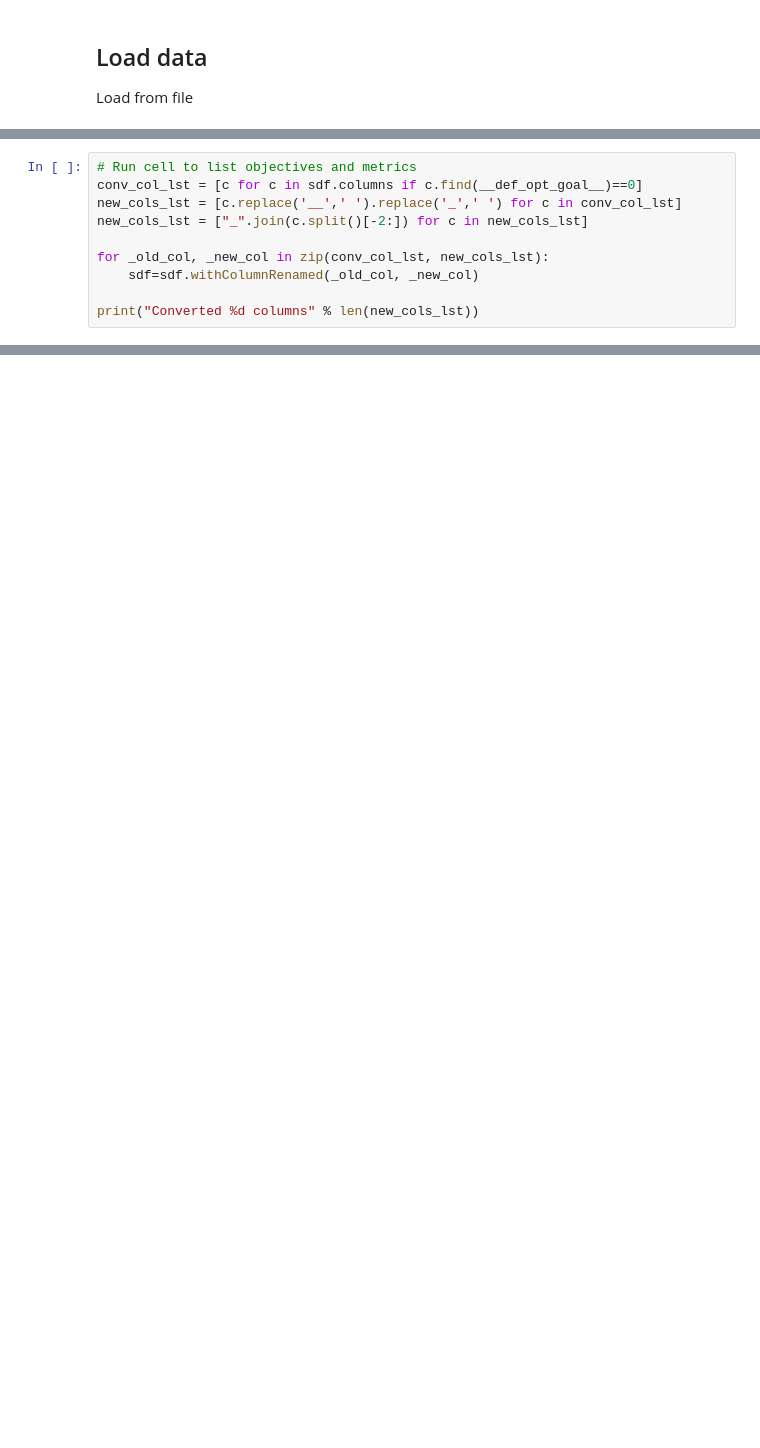
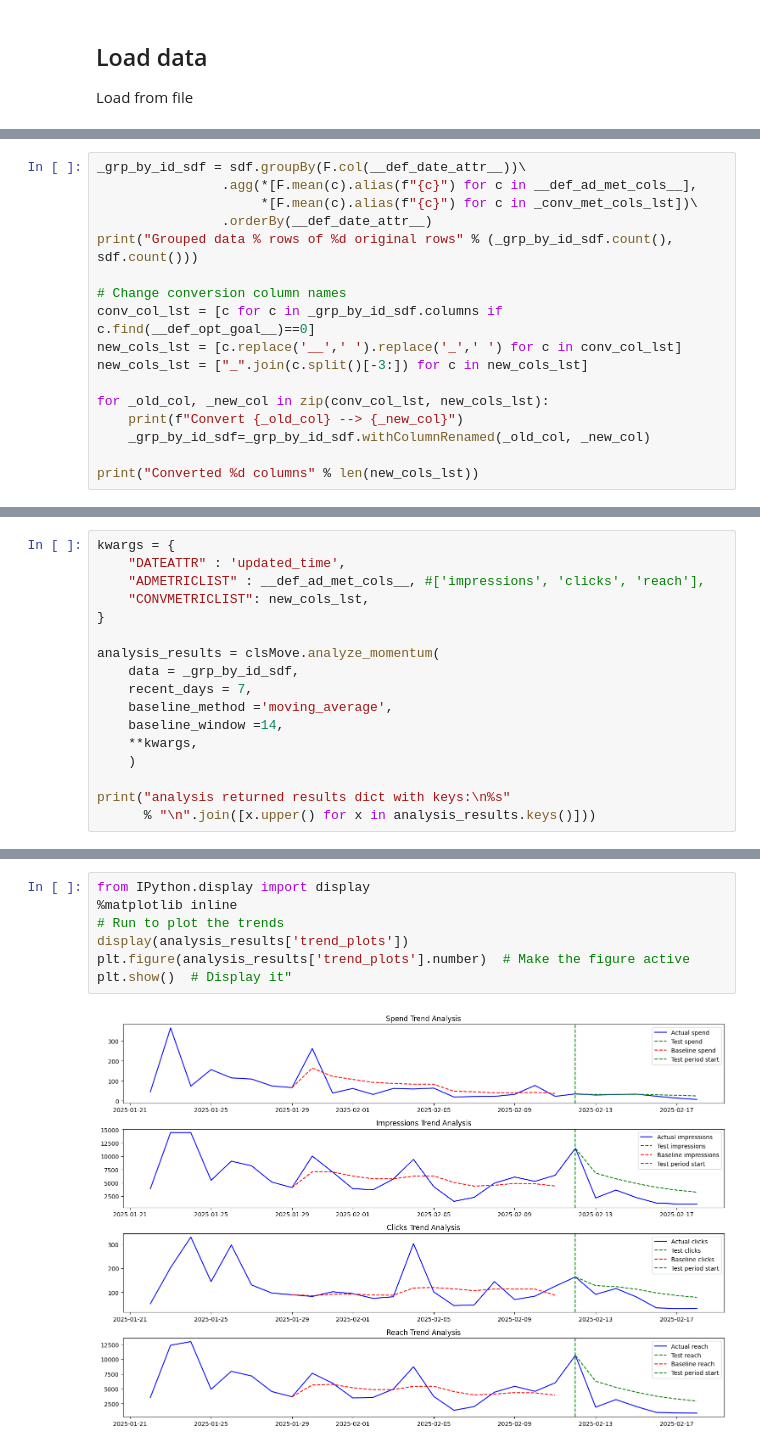
Before and after one commit to waidyanatha/madgicx, a Jupyter notebook: mining/notebooks/budget/evaluation/mx_stat_significance.ipynb, the cells around one changed output, grey strips where cells are left out. Cells and saved outputs as stored; diff of their text form; blank space fills up the shorter version.

Commit message:
metric trend analysis significance
Signed-off-by: waidyanatha <uui4m9fik6x9tp9g5ynxrmbj9fjv7m@bots.bitbucket.org>

```diff
--- a/mining/notebooks/budget/evaluation/mx_stat_significance.ipynb
+++ b/mining/notebooks/budget/evaluation/mx_stat_significance.ipynb
@@ -243,11 +161,18 @@ sdf.printSchema()
 # %%
-# Run cell to list objectives and metrics
-conv_col_lst = [c for c in sdf.columns if c.find(__def_opt_goal__)==0]
+_grp_by_id_sdf = sdf.groupBy(F.col(__def_date_attr__))\
+                .agg(*[F.mean(c).alias(f"{c}") for c in __def_ad_met_cols__],
+                     *[F.mean(c).alias(f"{c}") for c in _conv_met_cols_lst])\
+                .orderBy(__def_date_attr__)
+print("Grouped data % rows of %d original rows" % (_grp_by_id_sdf.count(), sdf.count()))
+
+# Change conversion column names
+conv_col_lst = [c for c in _grp_by_id_sdf.columns if c.find(__def_opt_goal__)==0]
 new_cols_lst = [c.replace('__',' ').replace('_',' ') for c in conv_col_lst]
-new_cols_lst = ["_".join(c.split()[-2:]) for c in new_cols_lst]
+new_cols_lst = ["_".join(c.split()[-3:]) for c in new_cols_lst]
 
 for _old_col, _new_col in zip(conv_col_lst, new_cols_lst):
-    sdf=sdf.withColumnRenamed(_old_col, _new_col)
+    print(f"Convert {_old_col} --> {_new_col}")
+    _grp_by_id_sdf=_grp_by_id_sdf.withColumnRenamed(_old_col, _new_col)
 
 print("Converted %d columns" % len(new_cols_lst))
 # %% [output]
@@ -256,0 +216,17 @@ Converted 3 columns
+# %%
+kwargs = {
+    "DATEATTR" : 'updated_time',
+    "ADMETRICLIST" : __def_ad_met_cols__, #['impressions', 'clicks', 'reach'],
+    "CONVMETRICLIST": new_cols_lst,
+}
+
+analysis_results = clsMove.analyze_momentum(
+    data = _grp_by_id_sdf,
+    recent_days = 7,
+    baseline_method ='moving_average',
+    baseline_window =14,
+    **kwargs,
+    )
+
+print("analysis returned results dict with keys:\n%s"
+      % "\n".join([x.upper() for x in analysis_results.keys()]))
@@ -256,0 +332,9 @@ Converted 3 columns
+# %%
+from IPython.display import display
+%matplotlib inline
+# Run to plot the trends
+display(analysis_results['trend_plots'])
+plt.figure(analysis_results['trend_plots'].number)  # Make the figure active
+plt.show()  # Display it"
+# %% [output]
+[figure, added]
```
Also changed, not shown: parts of 24 cells of this notebook, 3 other files.
